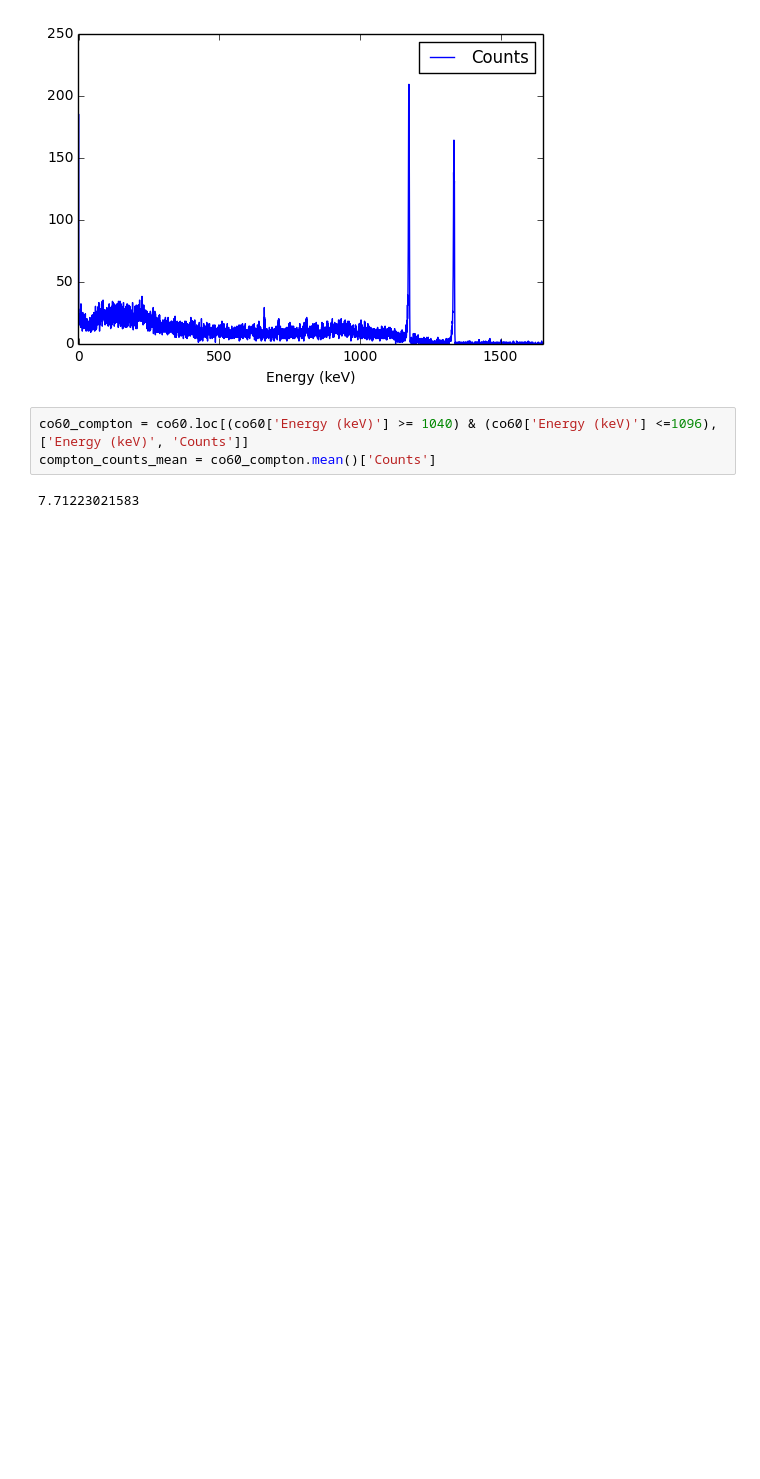
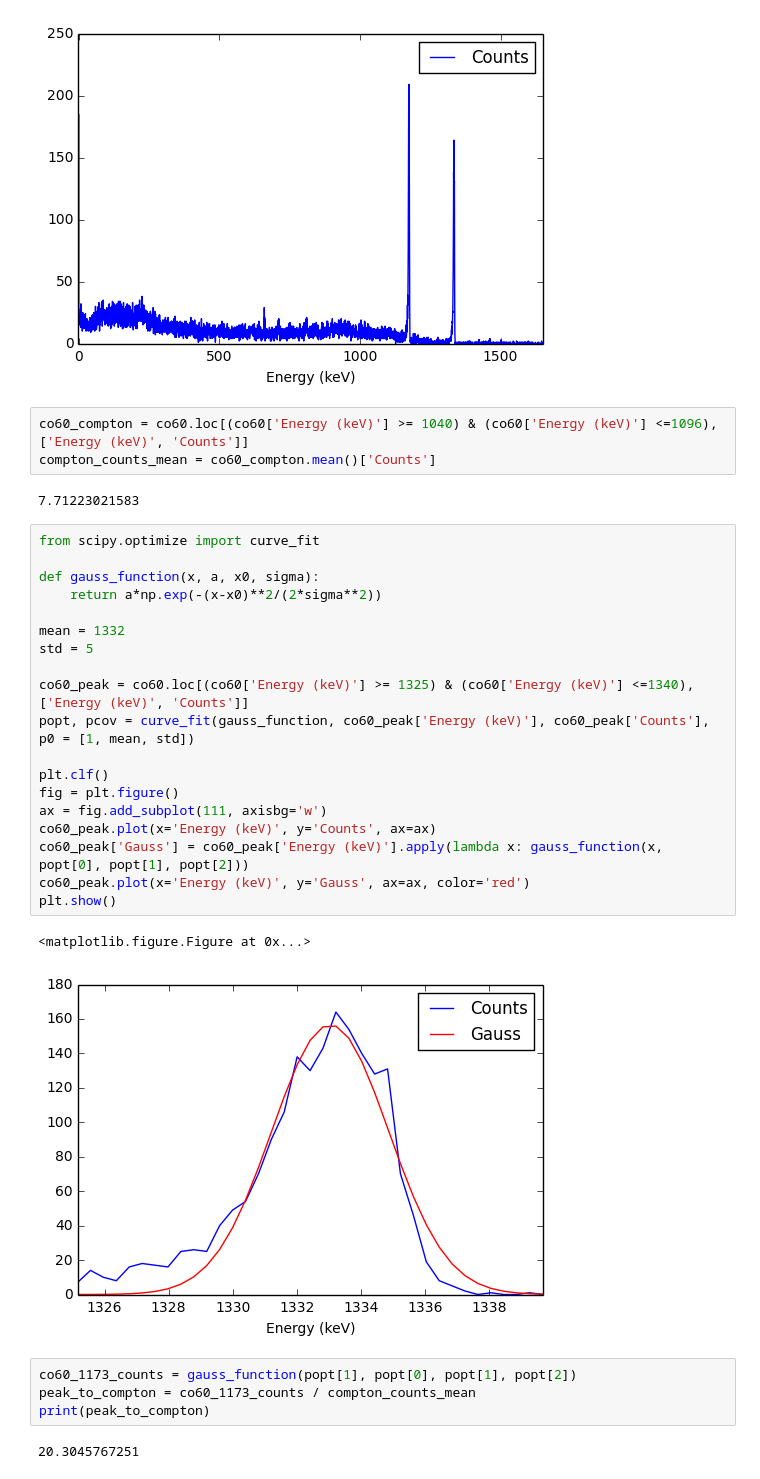
Before and after one commit to DayOfThePenguin/gamma-spec, a Jupyter notebook: Europium - 152.ipynb, the cells around one changed output. Cells and saved outputs as stored; diff of their text form; blank space fills up the shorter version.

Commit message:
compton

```diff
--- a/Europium - 152.ipynb
+++ b/Europium - 152.ipynb
@@ -106,3 +106,31 @@ co60_compton = co60.loc[(co60['Energy (keV)'] >= 1040) & (co60['Energy (keV)'] <
 compton_counts_mean = co60_compton.mean()['Counts']
 # %% [output]
 7.71223021583
+# %%
+from scipy.optimize import curve_fit
+
+def gauss_function(x, a, x0, sigma):
+    return a*np.exp(-(x-x0)**2/(2*sigma**2))
+
+mean = 1332
+std = 5
+
+co60_peak = co60.loc[(co60['Energy (keV)'] >= 1325) & (co60['Energy (keV)'] <=1340), ['Energy (keV)', 'Counts']]
+popt, pcov = curve_fit(gauss_function, co60_peak['Energy (keV)'], co60_peak['Counts'], p0 = [1, mean, std])
+
+plt.clf()
+fig = plt.figure()
+ax = fig.add_subplot(111, axisbg='w')
+co60_peak.plot(x='Energy (keV)', y='Counts', ax=ax)
+co60_peak['Gauss'] = co60_peak['Energy (keV)'].apply(lambda x: gauss_function(x, popt[0], popt[1], popt[2]))
+co60_peak.plot(x='Energy (keV)', y='Gauss', ax=ax, color='red')
+plt.show()
+# %% [output]
+<matplotlib.figure.Figure at 0x...>
+[figure, added]
+# %%
+co60_1173_counts = gauss_function(popt[1], popt[0], popt[1], popt[2])
+peak_to_compton = co60_1173_counts / compton_counts_mean
+print(peak_to_compton)
+# %% [output]
+20.3045767251
```
